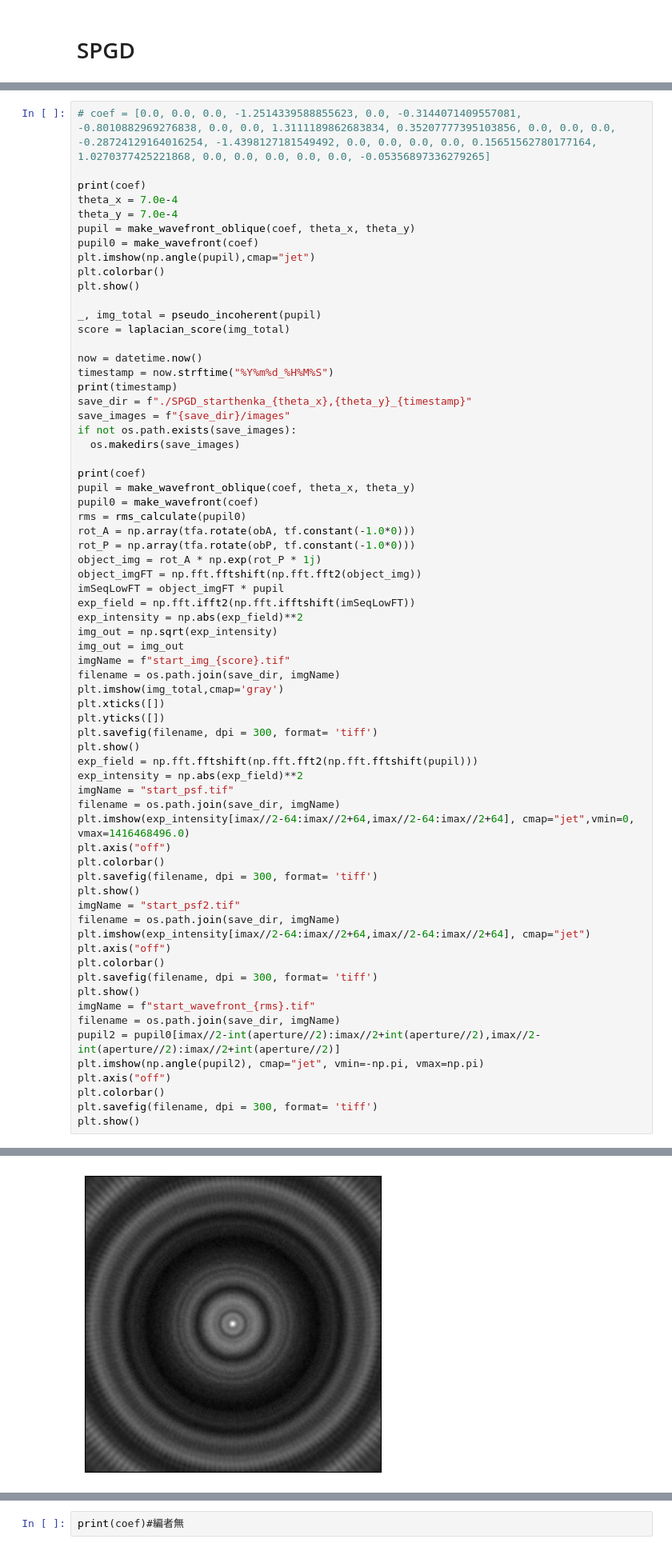
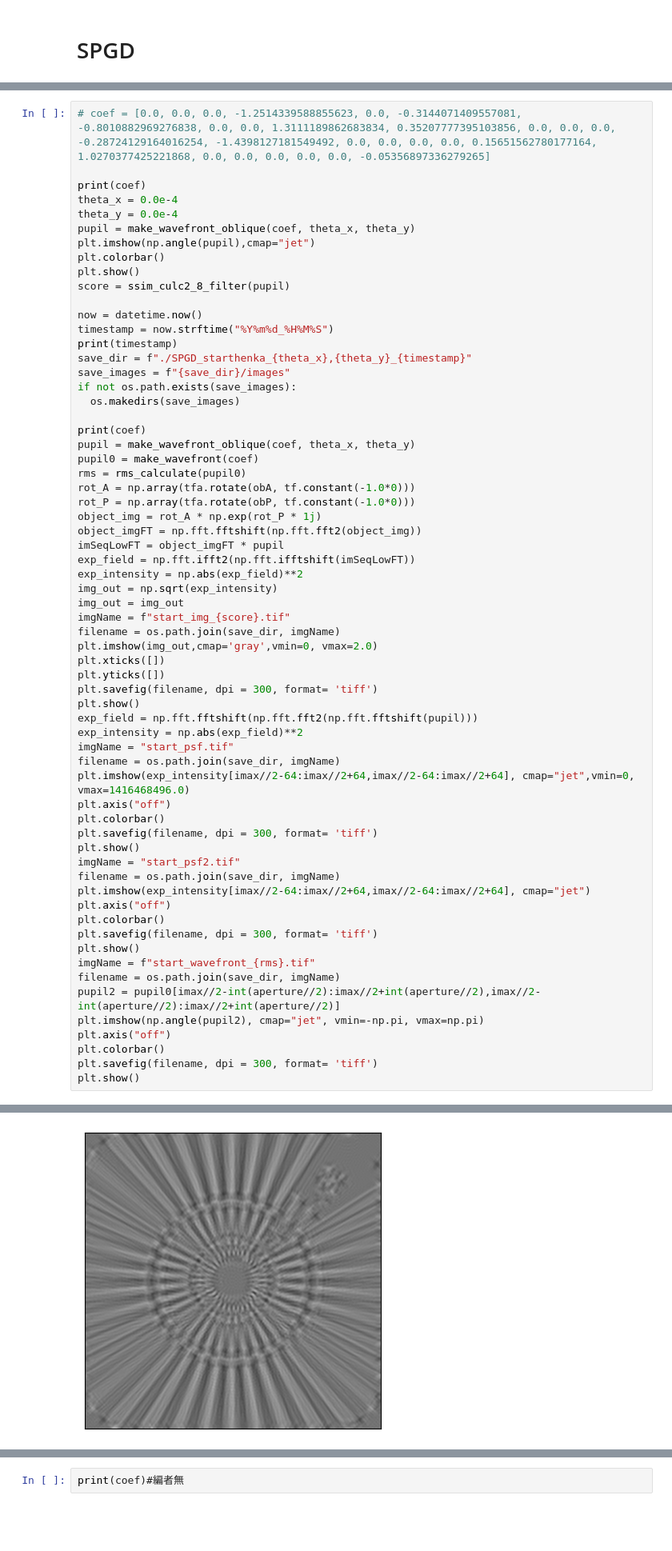
Before and after one commit to inagetsutomu/lab, a Jupyter notebook: SPGD.ipynb, the cells around one changed output, grey strips where cells are left out. Shown at 80% size. Cells and saved outputs as stored; diff of their text form; blank space fills up the shorter version.

```diff
--- a/SPGD.ipynb
+++ b/SPGD.ipynb
@@ -922,16 +918,13 @@ NameError: name 'save_dir' is not defined
 # coef = [0.0, 0.0, 0.0, -1.2514339588855623, 0.0, -0.3144071409557081, -0.8010882969276838, 0.0, 0.0, 1.3111189862683834, 0.35207777395103856, 0.0, 0.0, 0.0, -0.28724129164016254, -1.4398127181549492, 0.0, 0.0, 0.0, 0.0, 0.15651562780177164, 1.0270377425221868, 0.0, 0.0, 0.0, 0.0, 0.0, -0.05356897336279265]
 
 print(coef)
-theta_x = 7.0e-4
-theta_y = 7.0e-4
+theta_x = 0.0e-4
+theta_y = 0.0e-4
 pupil = make_wavefront_oblique(coef, theta_x, theta_y)
-pupil0 = make_wavefront(coef)
 plt.imshow(np.angle(pupil),cmap="jet")
 plt.colorbar()
 plt.show()
-
-_, img_total = pseudo_incoherent(pupil)
-score = laplacian_score(img_total)
+score = ssim_culc2_8_filter(pupil)
 
 now = datetime.now()
 timestamp = now.strftime("%Y%m%d_%H%M%S")
@@ -956,7 +949,7 @@ img_out = np.sqrt(exp_intensity)
 img_out = img_out
 imgName = f"start_img_{score}.tif"
 filename = os.path.join(save_dir, imgName)
-plt.imshow(img_total,cmap='gray')
+plt.imshow(img_out,cmap='gray',vmin=0, vmax=2.0)
 plt.xticks([])
 plt.yticks([])
 plt.savefig(filename, dpi = 300, format= 'tiff')
@@ -993 +986 @@ plt.show()
-[figure, old version]
+[figure, new version]
```
Also changed, not shown: parts of 10 cells of this notebook.
